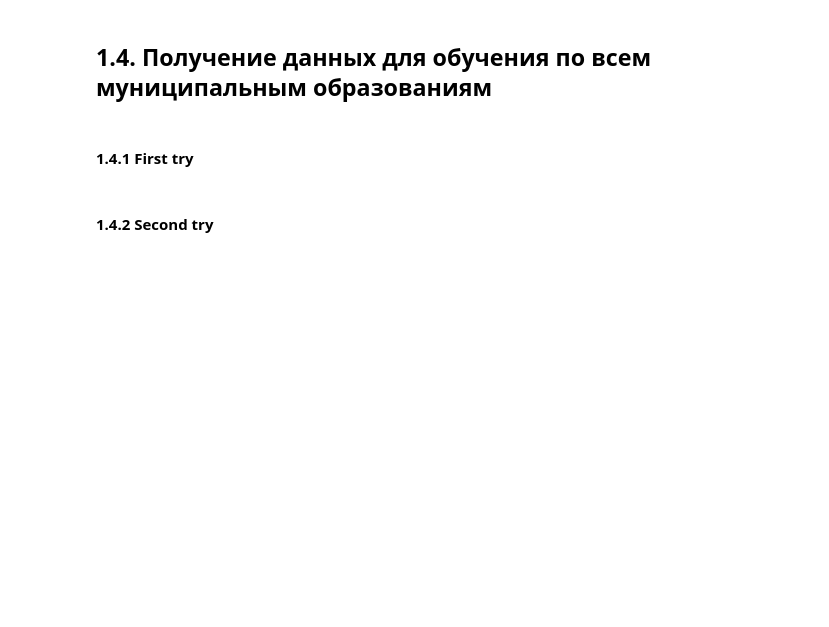
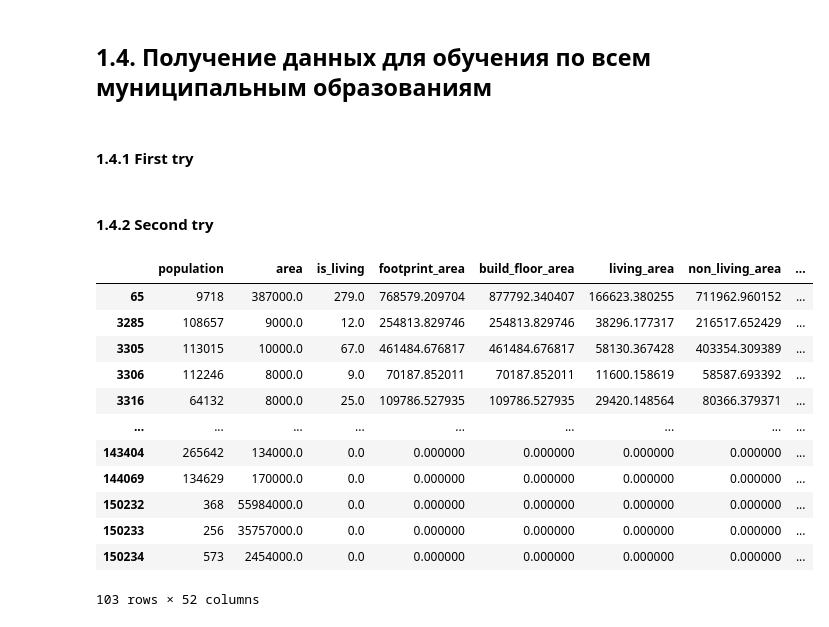
Before and after one commit to vasilstar97/prostor-examples, a Jupyter notebook: examples/Ф22/0. Подготовка обучающей выборки.ipynb, the cells around one changed output. Drawn from its saved outputs; the diff is of its cells as text; code cells hidden in the pictures; blank space fills up the shorter version.

```diff
--- a/examples/Ф22/0. Подготовка обучающей выборки.ipynb
+++ b/examples/Ф22/0. Подготовка обучающей выборки.ipynb
@@ -81,7 +81,7 @@ from prostor.adapters import adapt_buildings
 from blocksnet.preprocessing.imputing import impute_buildings
 
 def get_buildings(territory_id : int):
-    buildings = fetchers.get_physical_objects(territory_id, physical_object_function_id=1)
+    buildings = fetchers.territories.get_physical_objects(territory_id, physical_object_function_id=1)
     buildings = adapt_buildings(buildings)
     buildings['number_of_floors'] = pd.to_numeric(buildings['number_of_floors'], errors='coerce')
 
@@ -117,7 +117,7 @@ AREA_INDICATOR_ID = 4
 METERS_IN_KILOMETER = 1_000
 
 def _get_general_indicators_values(territory_id : int) -> dict:
-    values_df = fetchers.get_indicators_values(territory_id, [POPULATION_INDICATOR_ID, AREA_INDICATOR_ID])
+    values_df = fetchers.territories.get_indicators_values(territory_id, [POPULATION_INDICATOR_ID, AREA_INDICATOR_ID])
     values_df['indicator_id'] = values_df['indicator'].apply(lambda i : i['indicator_id'])
     values_df = values_df.set_index('indicator_id')
     return {
@@ -130,11 +130,11 @@ async def get_general_indicators_values(territory_id : int) -> dict:
 # %% [markdown]
 Получение социальных индикаторов (таргеты)
 # %%
-social_indicators_df = fetchers.get_indicators(308)
+social_indicators_df = fetchers.territories.get_indicators(308)
 
 def _get_social_indicators_values(territory_id : int) -> dict:
     social_indicators_ids = list(social_indicators_df.index)
-    values_df = fetchers.get_indicators_values(territory_id, social_indicators_ids)
+    values_df = fetchers.territories.get_indicators_values(territory_id, social_indicators_ids)
     values_df['indicator_name'] = values_df['indicator'].apply(lambda i : i['name_full'])
     return values_df.set_index('indicator_name')['value'].to_dict()
 
@@ -161,7 +161,7 @@ from blocksnet.enums import LandUse
 async def get_land_use_indicators_values(territory_id : int) -> dict:
     functional_zones, territory_geometry = await asyncio.gather(
         asyncio.to_thread(get_functional_zones, territory_id),
-        asyncio.to_thread(fetchers.get_territory_geometry, territory_id),
+        asyncio.to_thread(fetchers.territories.get_territory_geometry, territory_id),
     )
     crs = functional_zones.estimate_utm_crs()
     functional_zones = functional_zones.to_crs(crs)
@@ -228,3 +228,19 @@ mos_data_1 = await main(mos_ids)
 # %%
 df_1 = pd.DataFrame.from_dict({key:data for key,data in mos_data_1.items() if data is not None}, orient='index')
 df_1.to_pickle('data_1.pickle')
+# %%
+df_1
+# %% [output]
+|  | population | area | is_living | footprint_area | build_floor_area | living_area | non_living_area | ... |
+| 65 | 9718 | 387000.0 | 279.0 | 768579.209704 | 877792.340407 | 166623.380255 | 711962.960152 | ... |
+| 3285 | 108657 | 9000.0 | 12.0 | 254813.829746 | 254813.829746 | 38296.177317 | 216517.652429 | ... |
+| 3305 | 113015 | 10000.0 | 67.0 | 461484.676817 | 461484.676817 | 58130.367428 | 403354.309389 | ... |
+| 3306 | 112246 | 8000.0 | 9.0 | 70187.852011 | 70187.852011 | 11600.158619 | 58587.693392 | ... |
+| 3316 | 64132 | 8000.0 | 25.0 | 109786.527935 | 109786.527935 | 29420.148564 | 80366.379371 | ... |
+| ... | ... | ... | ... | ... | ... | ... | ... | ... |
+| 143404 | 265642 | 134000.0 | 0.0 | 0.000000 | 0.000000 | 0.000000 | 0.000000 | ... |
+| 144069 | 134629 | 170000.0 | 0.0 | 0.000000 | 0.000000 | 0.000000 | 0.000000 | ... |
+| 150232 | 368 | 55984000.0 | 0.0 | 0.000000 | 0.000000 | 0.000000 | 0.000000 | ... |
+| 150233 | 256 | 35757000.0 | 0.0 | 0.000000 | 0.000000 | 0.000000 | 0.000000 | ... |
+| 150234 | 573 | 2454000.0 | 0.0 | 0.000000 | 0.000000 | 0.000000 | 0.000000 | ... |
+103 rows × 52 columns
```
Also changed, not shown: parts of 3 cells of this notebook, 20 other files.
